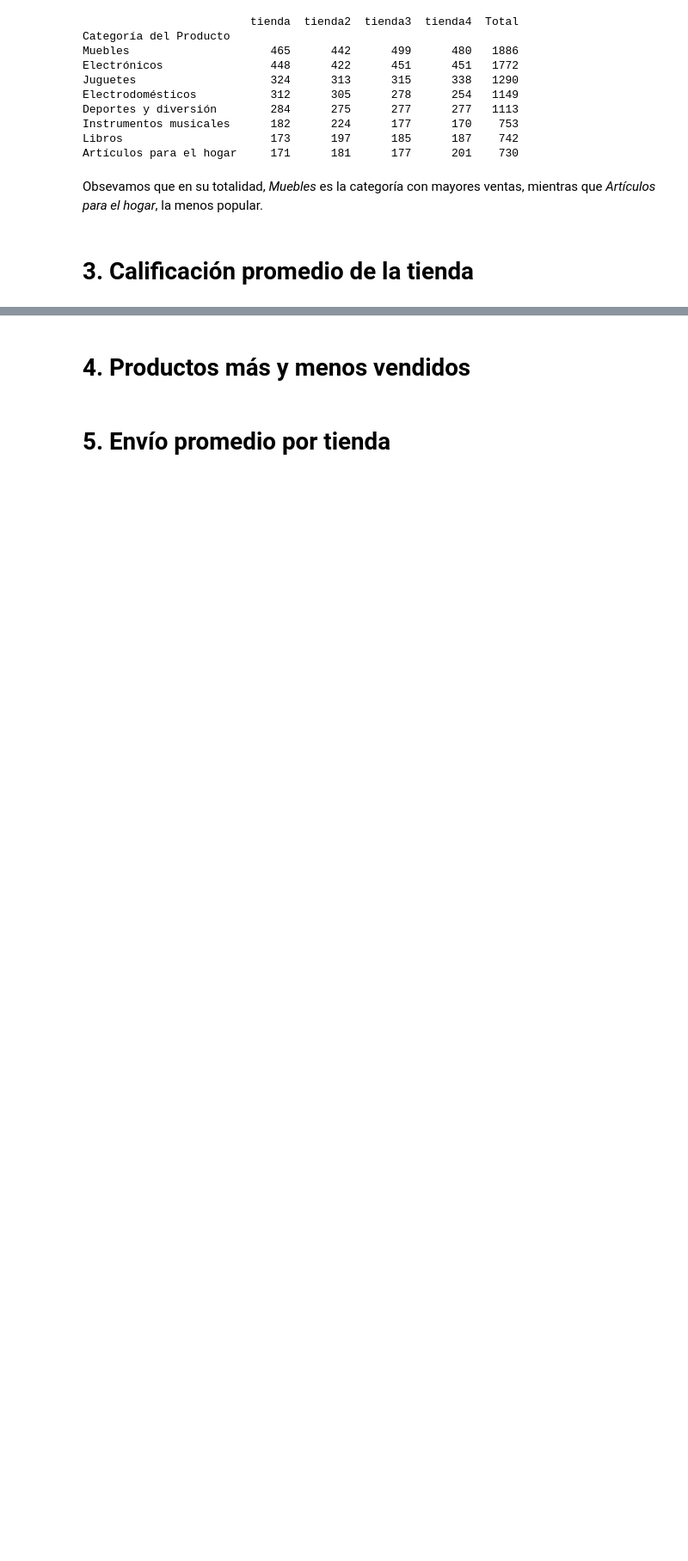
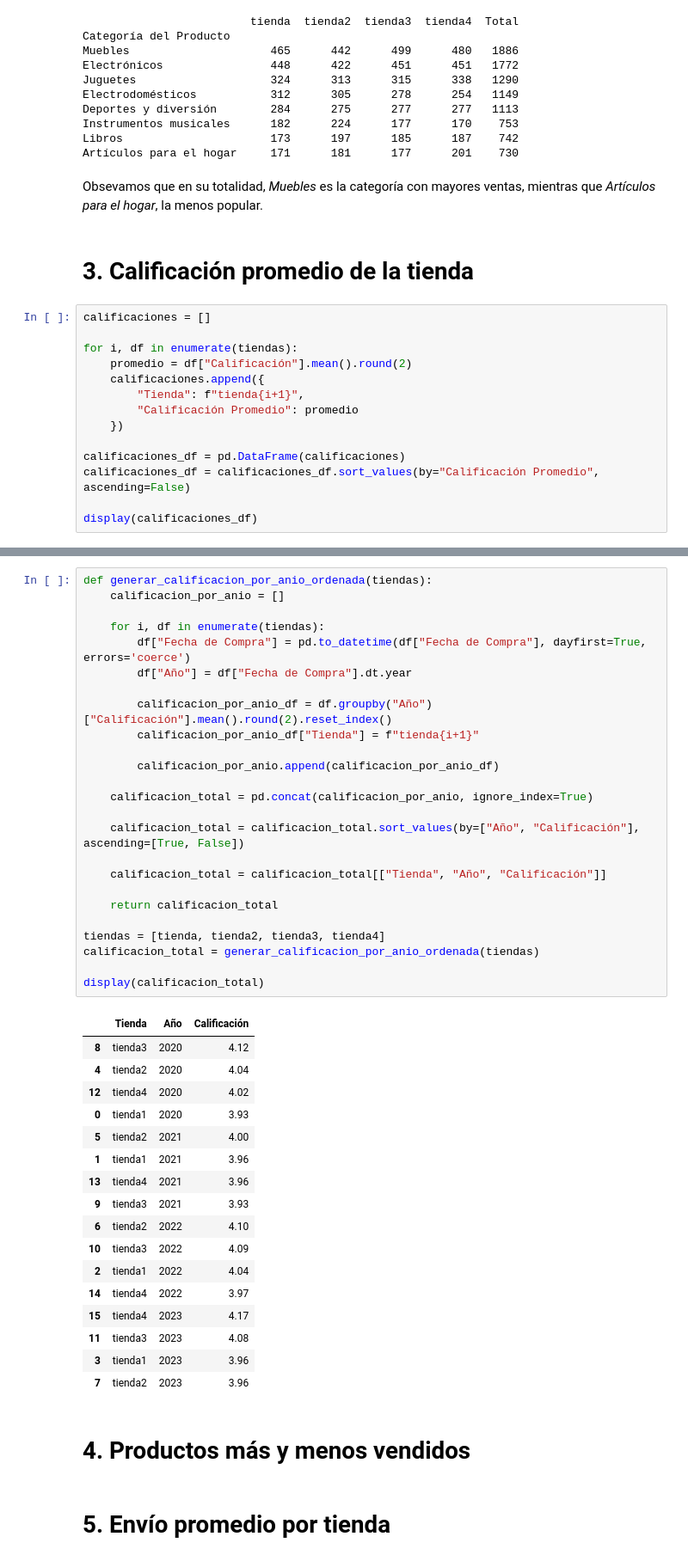
Before and after one commit to Near-o7/desafio1_dataScience, a Jupyter notebook: AluraStoreLatam.ipynb, the cells around one changed output, grey strips where cells are left out. Shown at 86% size. Drawn from its saved outputs; the diff is of its cells as text; blank space fills up the shorter version.

Commit message:
Agregar sección 3 con análisis de calificaciones promedio por tienda y año

```diff
--- a/AluraStoreLatam.ipynb
+++ b/AluraStoreLatam.ipynb
@@ -182,3 +225,17 @@ Artículos para el hogar     171      181      177      201    730
 Obsevamos que en su totalidad, *Muebles* es la categoría con mayores ventas, mientras que *Artículos para el hogar*, la menos popular.
 # %% [markdown]
 # 3. Calificación promedio de la tienda
+# %%
+calificaciones = []
+
+for i, df in enumerate(tiendas):
+    promedio = df["Calificación"].mean().round(2)
+    calificaciones.append({
+        "Tienda": f"tienda{i+1}",
+        "Calificación Promedio": promedio
+    })
+
+calificaciones_df = pd.DataFrame(calificaciones)
+calificaciones_df = calificaciones_df.sort_values(by="Calificación Promedio", ascending=False)
+
+display(calificaciones_df)
@@ -185,3 +248,46 @@ Obsevamos que en su totalidad, *Muebles* es la categoría con mayores ventas, mi
+# %%
+def generar_calificacion_por_anio_ordenada(tiendas):
+    calificacion_por_anio = []
+
+    for i, df in enumerate(tiendas):
+        df["Fecha de Compra"] = pd.to_datetime(df["Fecha de Compra"], dayfirst=True, errors='coerce')
+        df["Año"] = df["Fecha de Compra"].dt.year
+
+        calificacion_por_anio_df = df.groupby("Año")["Calificación"].mean().round(2).reset_index()
+        calificacion_por_anio_df["Tienda"] = f"tienda{i+1}"
+
+        calificacion_por_anio.append(calificacion_por_anio_df)
+
+    calificacion_total = pd.concat(calificacion_por_anio, ignore_index=True)
+
+    calificacion_total = calificacion_total.sort_values(by=["Año", "Calificación"], ascending=[True, False])
+
+    calificacion_total = calificacion_total[["Tienda", "Año", "Calificación"]]
+
+    return calificacion_total
+
+tiendas = [tienda, tienda2, tienda3, tienda4]
+calificacion_total = generar_calificacion_por_anio_ordenada(tiendas)
+
+display(calificacion_total)
+# %% [output]
+|  | Tienda | Año | Calificación |
+| 8 | tienda3 | 2020 | 4.12 |
+| 4 | tienda2 | 2020 | 4.04 |
+| 12 | tienda4 | 2020 | 4.02 |
+| 0 | tienda1 | 2020 | 3.93 |
+| 5 | tienda2 | 2021 | 4.00 |
+| 1 | tienda1 | 2021 | 3.96 |
+| 13 | tienda4 | 2021 | 3.96 |
+| 9 | tienda3 | 2021 | 3.93 |
+| 6 | tienda2 | 2022 | 4.10 |
+| 10 | tienda3 | 2022 | 4.09 |
+| 2 | tienda1 | 2022 | 4.04 |
+| 14 | tienda4 | 2022 | 3.97 |
+| 15 | tienda4 | 2023 | 4.17 |
+| 11 | tienda3 | 2023 | 4.08 |
+| 3 | tienda1 | 2023 | 3.96 |
+| 7 | tienda2 | 2023 | 3.96 |
 # %% [markdown]
 # 4. Productos más y menos vendidos
 # %% [markdown]
```
Also changed, not shown: parts of 3 cells of this notebook.
